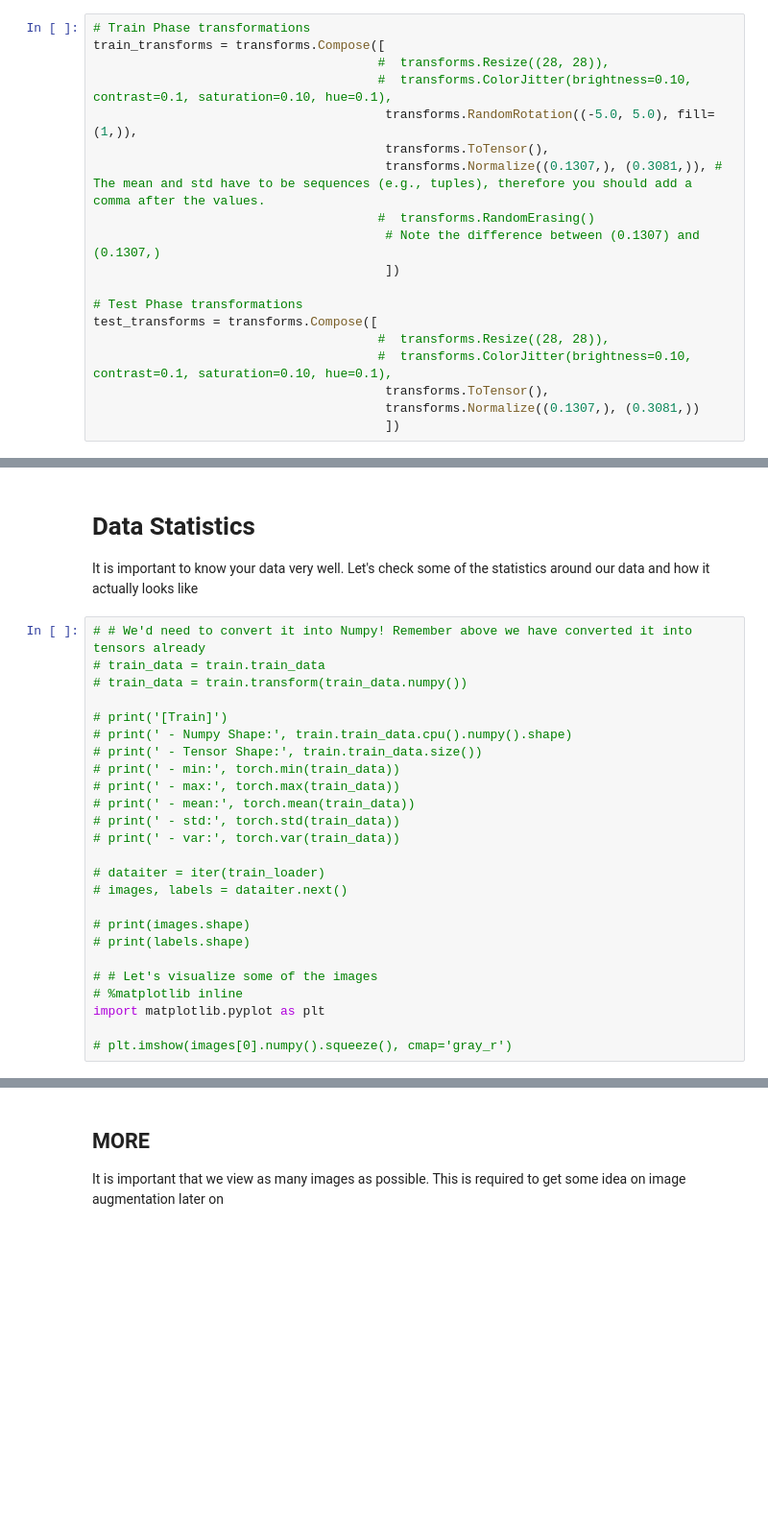
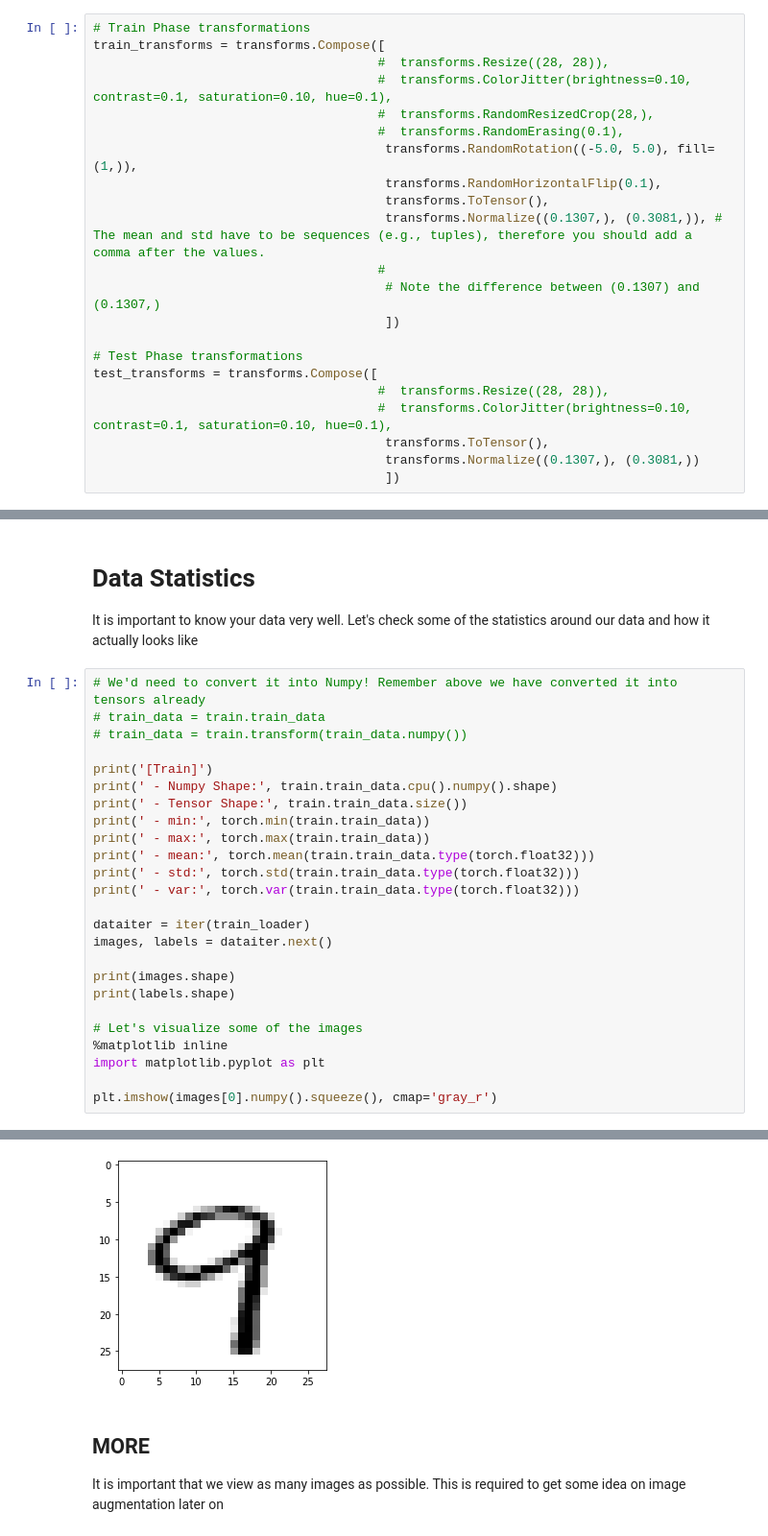
Before and after one commit to gowtham66866/EVA4, a Jupyter notebook: Session 5/EVA4_S5_F5.ipynb, the cells around one changed output, grey strips where cells are left out. Shown: that part at 96% size. Saved outputs shown, nothing was run; the diff lists cells and outputs as text; blank space fills up the shorter version.

```diff
--- a/Session 5/EVA4_S5_F5.ipynb
+++ b/Session 5/EVA4_S5_F5.ipynb
@@ -53,10 +80,13 @@ You can read more about them [here](https://pytorch.org/docs/stable/_modules/tor
 train_transforms = transforms.Compose([
                                       #  transforms.Resize((28, 28)),
                                       #  transforms.ColorJitter(brightness=0.10, contrast=0.1, saturation=0.10, hue=0.1),
+                                      #  transforms.RandomResizedCrop(28,),
+                                      #  transforms.RandomErasing(0.1),
                                        transforms.RandomRotation((-5.0, 5.0), fill=(1,)),
+                                       transforms.RandomHorizontalFlip(0.1),
                                        transforms.ToTensor(),
                                        transforms.Normalize((0.1307,), (0.3081,)), # The mean and std have to be sequences (e.g., tuples), therefore you should add a comma after the values.
-                                      #  transforms.RandomErasing()
+                                      #
                                        # Note the difference between (0.1307) and (0.1307,)
                                        ])
 
@@ -117,27 +147,28 @@ CUDA Available? True
 
 It is important to know your data very well. Let's check some of the statistics around our data and how it actually looks like
 # %%
-# # We'd need to convert it into Numpy! Remember above we have converted it into tensors already
+# We'd need to convert it into Numpy! Remember above we have converted it into tensors already
 # train_data = train.train_data
 # train_data = train.transform(train_data.numpy())
 
-# print('[Train]')
-# print(' - Numpy Shape:', train.train_data.cpu().numpy().shape)
-# print(' - Tensor Shape:', train.train_data.size())
-# print(' - min:', torch.min(train_data))
-# print(' - max:', torch.max(train_data))
-# print(' - mean:', torch.mean(train_data))
-# print(' - std:', torch.std(train_data))
-# print(' - var:', torch.var(train_data))
+print('[Train]')
+print(' - Numpy Shape:', train.train_data.cpu().numpy().shape)
+print(' - Tensor Shape:', train.train_data.size())
+print(' - min:', torch.min(train.train_data))
+print(' - max:', torch.max(train.train_data))
+print(' - mean:', torch.mean(train.train_data.type(torch.float32)))
+print(' - std:', torch.std(train.train_data.type(torch.float32)))
+print(' - var:', torch.var(train.train_data.type(torch.float32)))
 
-# dataiter = iter(train_loader)
-# images, labels = dataiter.next()
+dataiter = iter(train_loader)
+images, labels = dataiter.next()
 
-# print(images.shape)
-# print(labels.shape)
+print(images.shape)
+print(labels.shape)
 
-# # Let's visualize some of the images
-# %matplotlib inline
+# Let's visualize some of the images
+%matplotlib inline
 import matplotlib.pyplot as plt
 
-# plt.imshow(images[0].numpy().squeeze(), cmap='gray_r')
+plt.imshow(images[0].numpy().squeeze(), cmap='gray_r')
+# %% [output]
@@ -144,3 +186,4 @@ import matplotlib.pyplot as plt
+[figure, added]
 # %% [markdown]
 ## MORE
 
```
Also changed, not shown: parts of 8 cells of this notebook.
